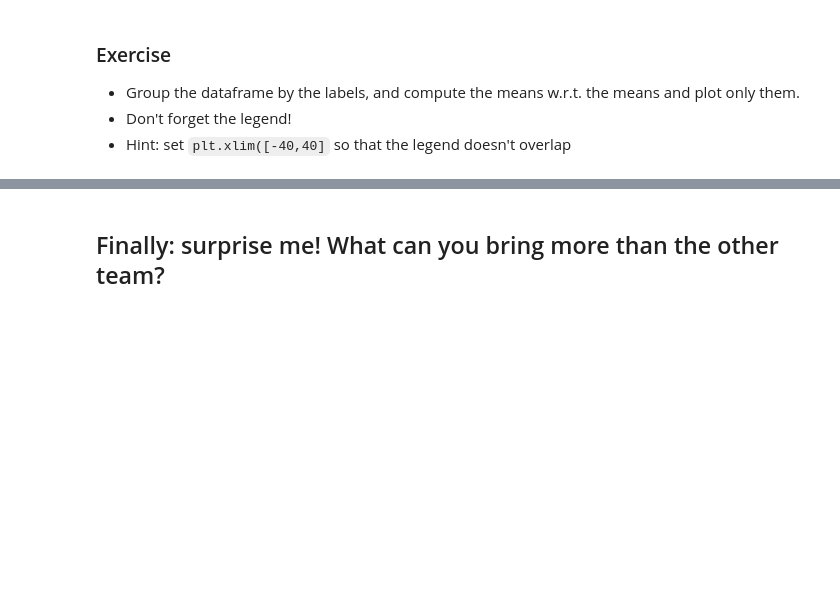
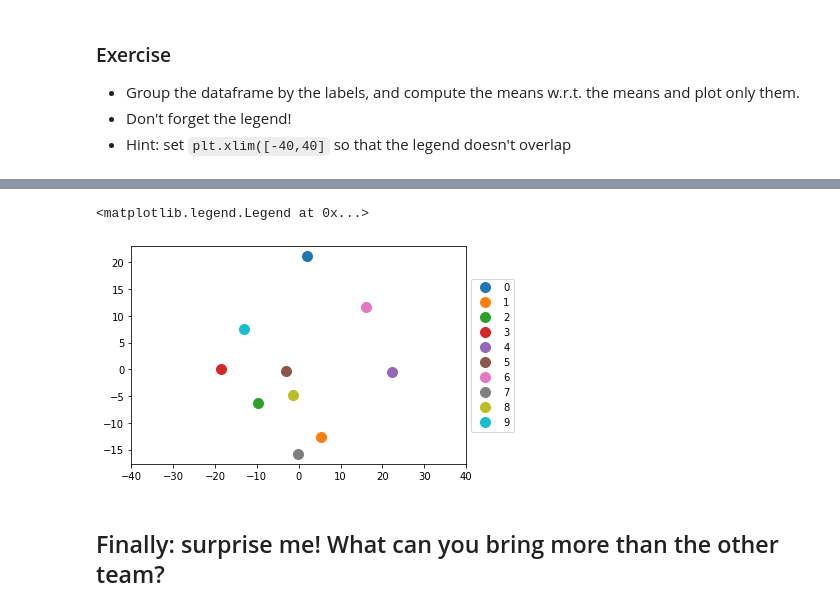
Before and after one commit to cmeniru/AI_Exercises, a Jupyter notebook: Chapter 1/14. Challenge Day/Friday Week 1 Math Challenge .ipynb, the cells around one changed output, grey strips where cells are left out. Saved outputs shown, nothing was run; the diff lists cells and outputs as text; code cells hidden in the pictures; blank space fills up the shorter version.

```diff
--- a/Chapter 1/14. Challenge Day/Friday Week 1 Math Challenge .ipynb
+++ b/Chapter 1/14. Challenge Day/Friday Week 1 Math Challenge .ipynb
@@ -377,2 +367,12 @@ Don't worry if I use `digits.target` for example, it's just something provided b
+# %%
+groups = digits_df.groupby("label")
+for name, group in groups:
+    #print(name, group["Weight"].mean(), group["Height"].mean())
+    plt.plot(group["x"].mean(), group["y"].mean(), marker="o",markersize=10, linestyle="", label=name)
+    plt.xlim([-40,40])
+plt.legend(loc="center left", bbox_to_anchor=(1, 0.5))
+# %% [output]
+<matplotlib.legend.Legend at 0x...>
+[figure, added]
 # %% [markdown]
 ## Finally: surprise me! What can you bring more than the other team?
```
Also changed, not shown: parts of 4 cells of this notebook.
